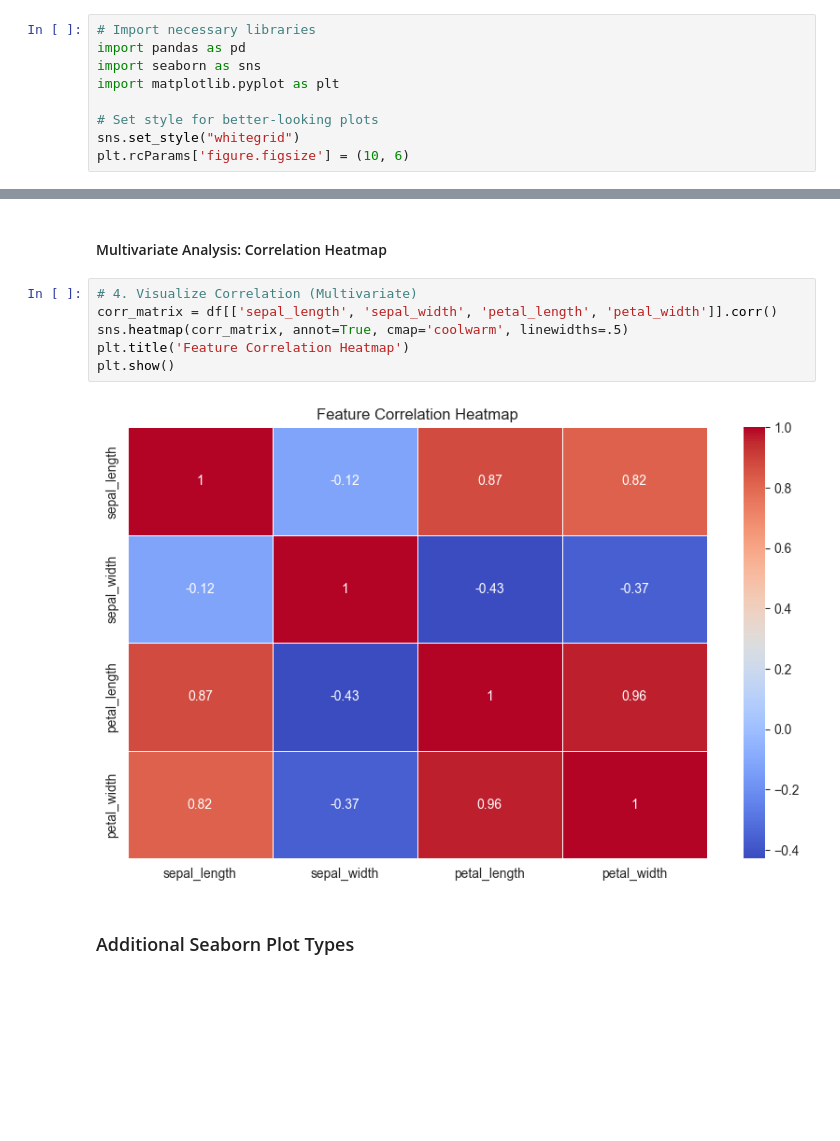
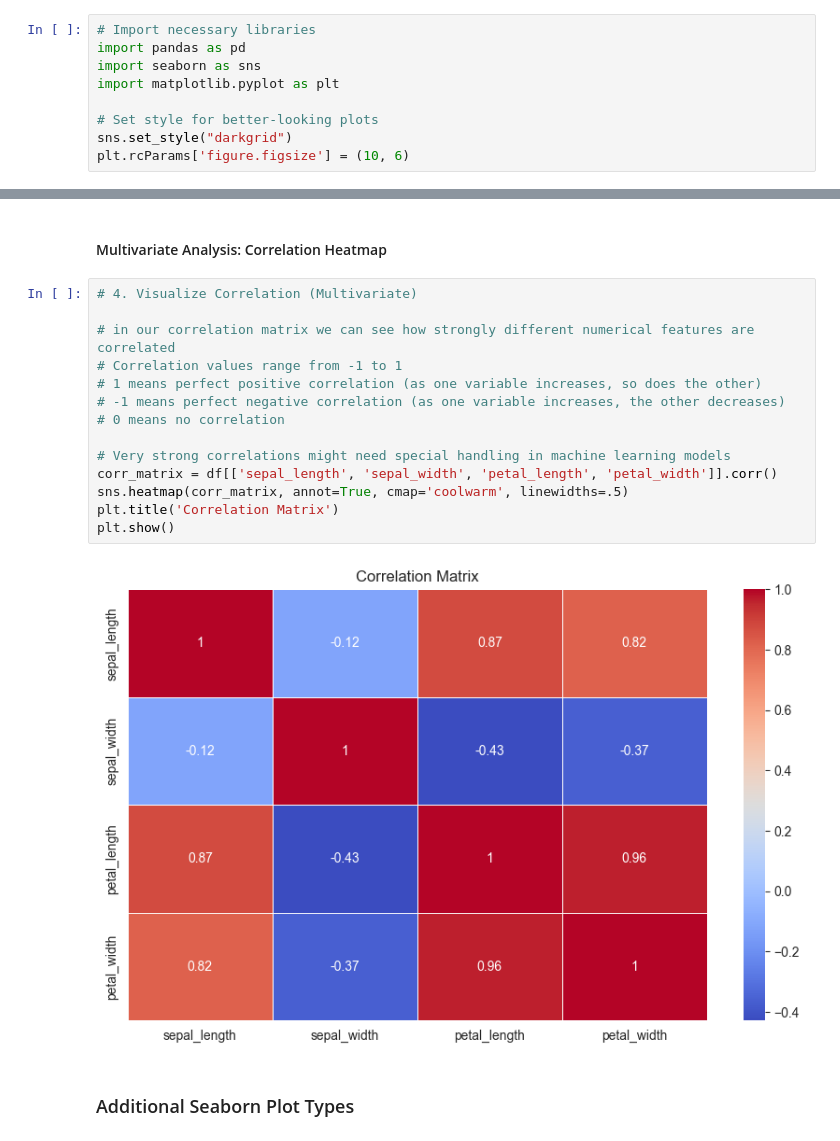
Before and after one commit to pythonp1rate/PyIntro_, a Jupyter notebook: PyIntro_Lessons/L14/L14_seaborn_visualization.ipynb, the cells around one changed output, grey strips where cells are left out. Cells and saved outputs as stored; diff of their text form; blank space fills up the shorter version.

```diff
--- a/PyIntro_Lessons/L14/L14_seaborn_visualization.ipynb
+++ b/PyIntro_Lessons/L14/L14_seaborn_visualization.ipynb
@@ -68,7 +89,7 @@ import seaborn as sns
 import matplotlib.pyplot as plt
 
 # Set style for better-looking plots
-sns.set_style("whitegrid")
+sns.set_style("darkgrid")
 plt.rcParams['figure.figsize'] = (10, 6)
 # %%
 # 1. Load Data (Using a built-in Seaborn dataset for simplicity)
@@ -152,14 +230,22 @@ plt.show()
 [figure]
 # %% [markdown]
 #### Multivariate Analysis: Correlation Heatmap
-# %%
-# 4. Visualize Correlation (Multivariate)
-corr_matrix = df[['sepal_length', 'sepal_width', 'petal_length', 'petal_width']].corr()
-sns.heatmap(corr_matrix, annot=True, cmap='coolwarm', linewidths=.5)
-plt.title('Feature Correlation Heatmap')
-plt.show()
-# %% [output]
-[figure, removed]
+# %%
+# 4. Visualize Correlation (Multivariate)
+
+# in our correlation matrix we can see how strongly different numerical features are correlated
+# Correlation values range from -1 to 1
+# 1 means perfect positive correlation (as one variable increases, so does the other)
+# -1 means perfect negative correlation (as one variable increases, the other decreases)
+# 0 means no correlation
+
+# Very strong correlations might need special handling in machine learning models
+corr_matrix = df[['sepal_length', 'sepal_width', 'petal_length', 'petal_width']].corr()
+sns.heatmap(corr_matrix, annot=True, cmap='coolwarm', linewidths=.5)
+plt.title('Correlation Matrix')
+plt.show()
+# %% [output]
+[figure, added]
 # %% [markdown]
 ### Additional Seaborn Plot Types
 # %%
```
Also changed, not shown: parts of 13 cells of this notebook, 1 other file.
